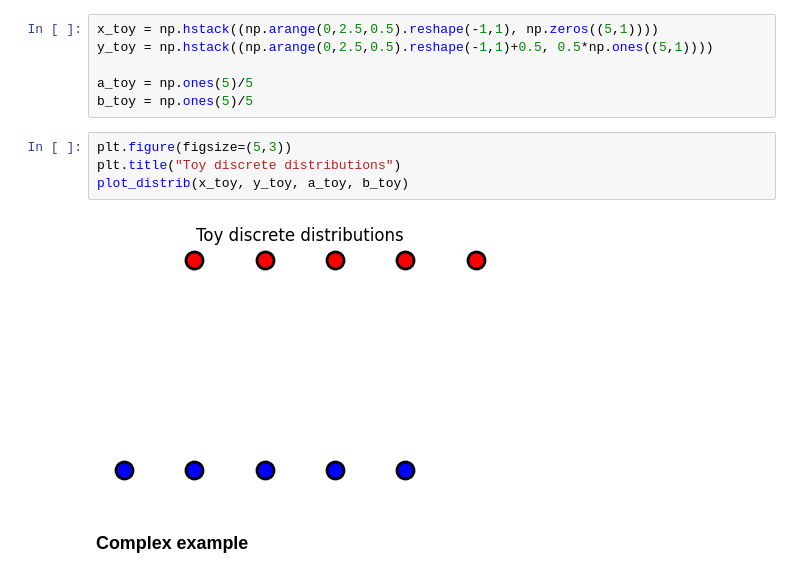
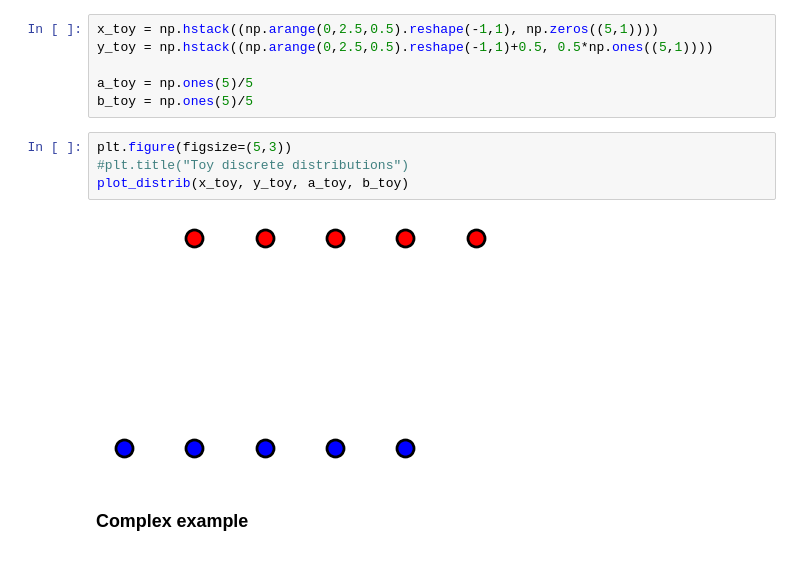
Before and after one commit to eugeneberta/MVA, a Jupyter notebook: S1_Optimal_Transport/Project/project.ipynb, the cells around one changed output. Drawn from its saved outputs; the diff is of its cells as text.

```diff
--- a/S1_Optimal_Transport/Project/project.ipynb
+++ b/S1_Optimal_Transport/Project/project.ipynb
@@ -52,10 +52,10 @@ a_toy = np.ones(5)/5
 b_toy = np.ones(5)/5
 # %%
 plt.figure(figsize=(5,3))
-plt.title("Toy discrete distributions")
+#plt.title("Toy discrete distributions")
 plot_distrib(x_toy, y_toy, a_toy, b_toy)
 # %% [output]
-[figure, old version]
+[figure, new version]
 # %% [markdown]
 ### Complex example
 # %%
```
Also changed, not shown: parts of 85 cells of this notebook.
